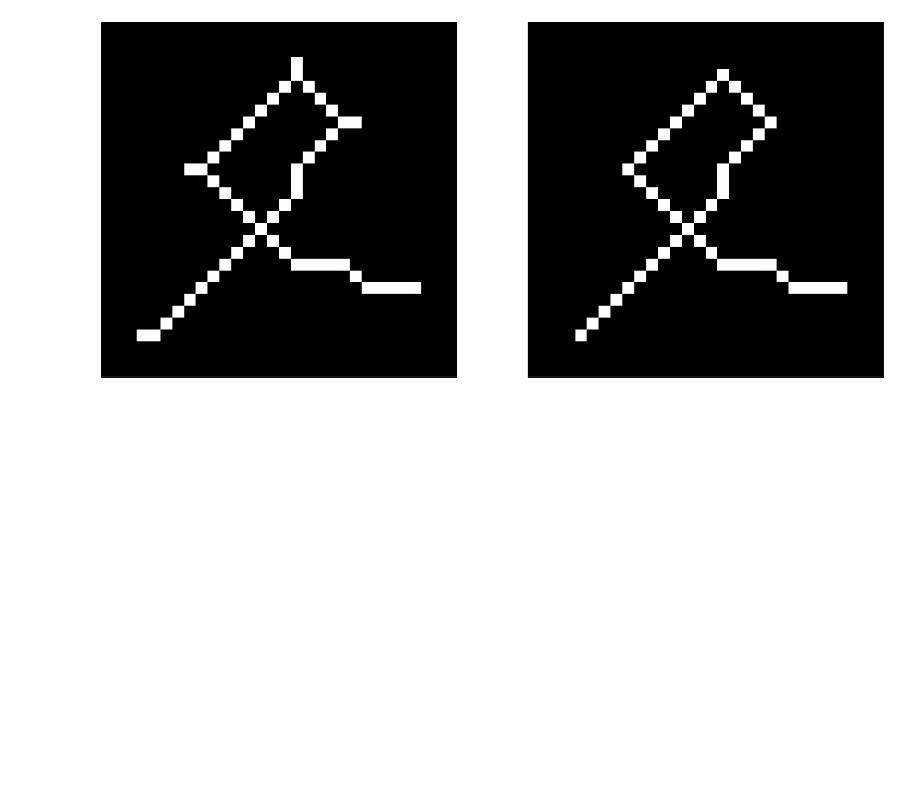
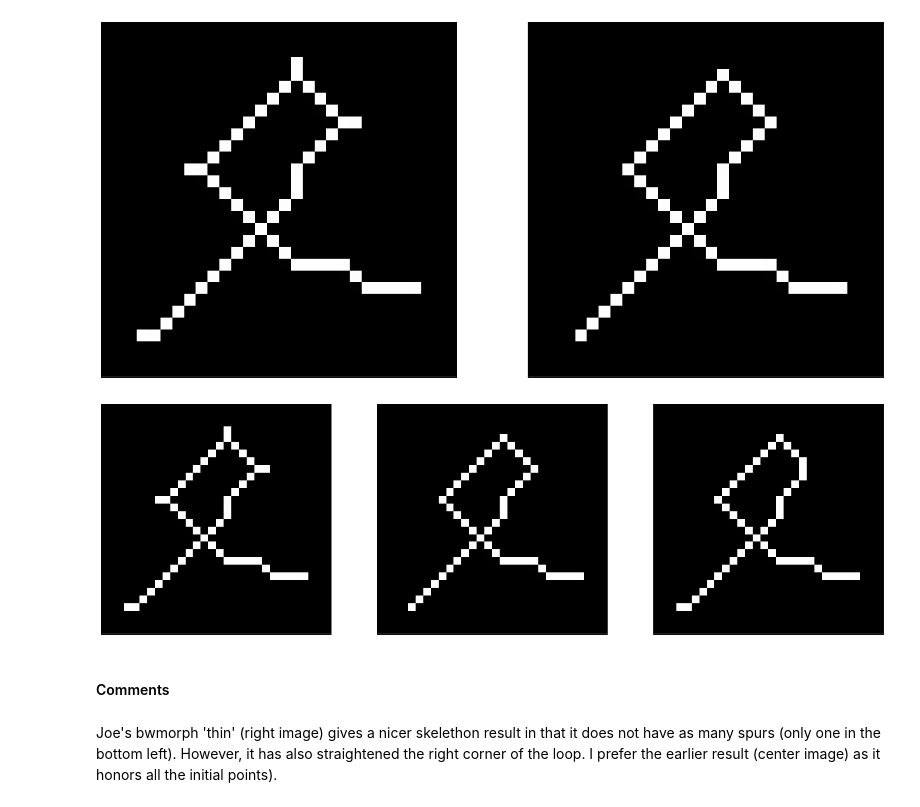
Before and after one commit to mycarta/rainbowbot, a Jupyter notebook: get_path_points.ipynb, the cells around one changed output. Saved outputs shown, nothing was run; the diff lists cells and outputs as text; code cells hidden in the pictures; blank space fills up the shorter version.

Commit message:
Tested a-la Matlab bwmorph 'thin'

```diff
--- a/get_path_points.ipynb
+++ b/get_path_points.ipynb
@@ -121,3 +121,36 @@ ax2.set_yticks([])
 plt.show()
 # %% [output]
 [figure]
+# %%
+# using Joe Futrelle's a-la Matlab bwmorph 'thin'
+# https://gist.github.com/joefutrelle/562f25bbcf20691217b8
+from bwmorph_thin import bwmorph_thin
+thin = bwmorph_thin(filled)
+# %%
+# constrain path with convex hull
+path = skel * chull
+
+# plot
+fig = plt.figure(figsize=(20, 10))
+
+ax1 = fig.add_subplot(1, 3, 1)
+plt.imshow(skel, cmap='gray',interpolation= 'none')
+ax1.set_xticks([])
+ax1.set_yticks([])
+
+ax2 = fig.add_subplot(1, 3, 2)
+plt.imshow(path, cmap='gray',interpolation= 'none')
+ax2.set_xticks([])
+ax2.set_yticks([])
+
+ax3 = fig.add_subplot(1, 3, 3)
+plt.imshow(thin, cmap='gray',interpolation= 'none')
+ax3.set_xticks([])
+ax3.set_yticks([])
+plt.show()
+# %% [output]
+[figure, added]
+# %% [markdown]
+#### Comments
+# %% [markdown]
+Joe's bwmorph 'thin' (right image) gives a nicer skelethon result in that it does not have as many spurs (only one in the bottom left). However, it has also straightened the right corner of the loop. I prefer the earlier result (center image) as it honors all the initial points).
```
Also changed, not shown: 1 other file.
